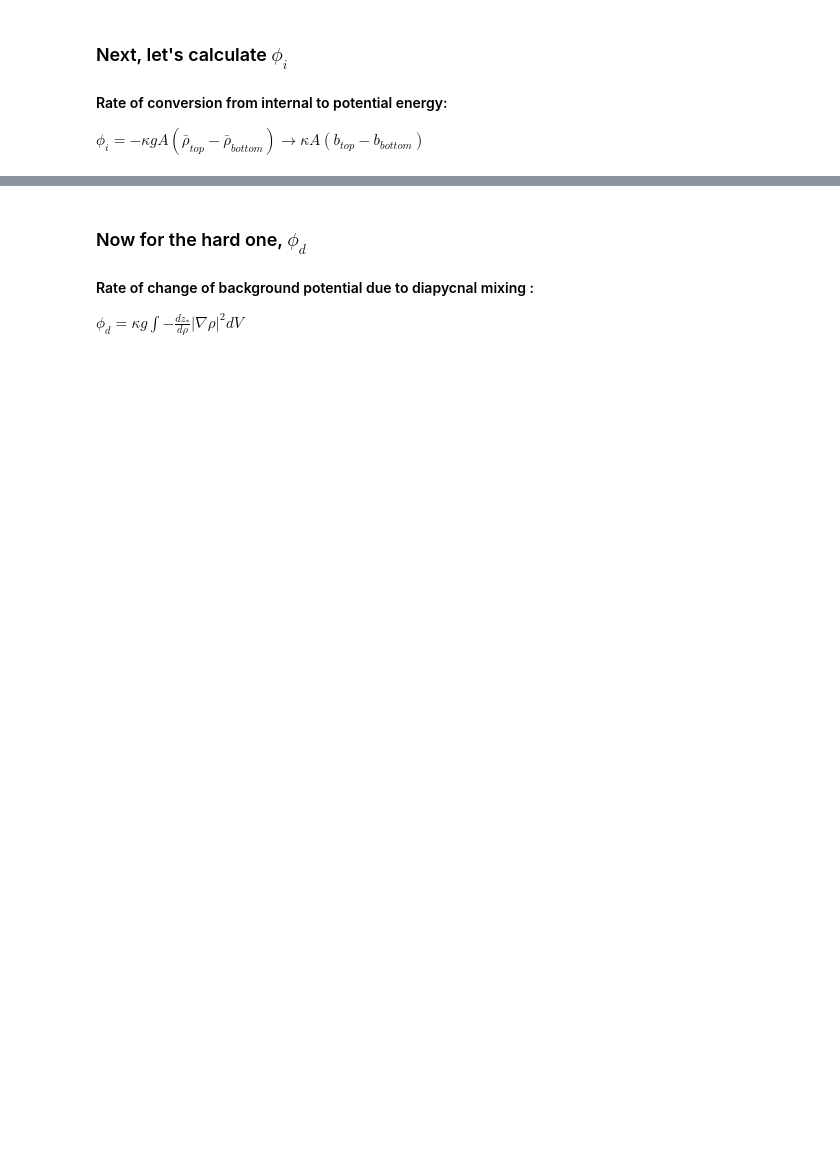
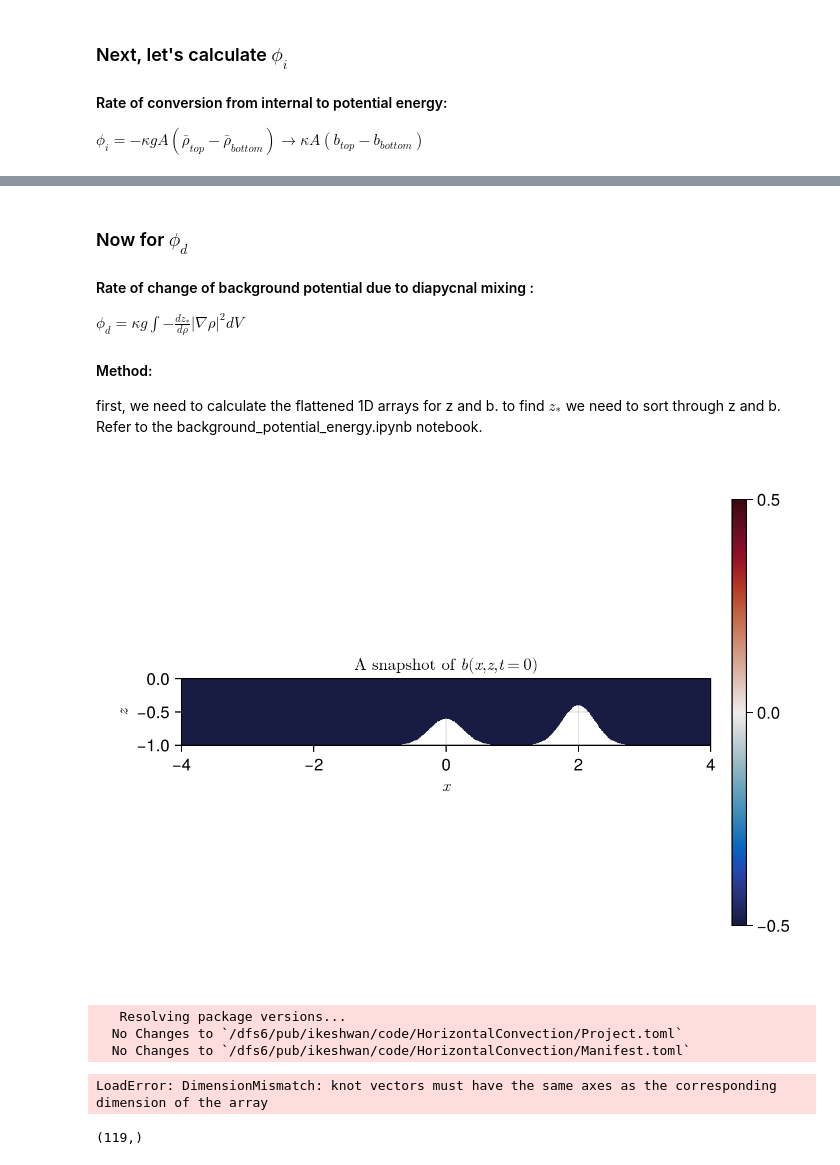
Before and after one commit to ikeshwani/HorizontalConvection, a Jupyter notebook: notebooks/energyfluxes.ipynb, the cells around one changed output, grey strips where cells are left out. Saved outputs shown, nothing was run; the diff lists cells and outputs as text; code cells hidden in the pictures; blank space fills up the shorter version.

Commit message:
Started calculation for phi_d running into errors in interpolation portion

```diff
--- a/notebooks/energyfluxes.ipynb
+++ b/notebooks/energyfluxes.ipynb
@@ -81,5 +105,30 @@ f
 # %% [markdown]
-### Now for the hard one, $ \phi_d $
+### Now for $ \phi_d $
 
 #### Rate of change of background potential due to diapycnal mixing :
 $ \phi_d = \kappa g \int - \frac{dz_*}{d \rho} \left | \nabla \rho \right |^2 dV$
+
+#### Method:
+
+first, we need to calculate the flattened 1D arrays for z and b.
+to find $z_*$ we need to sort through z and b. Refer to the background_potential_energy.ipynb notebook.
+# %%
+#so we already have x, z, Δx, and Δz defined above
+
+#since this is a cold start sim, we can use the initial timestep to create wet map
+#because buoyancy is not initialized as zero everywhere! cool!
+b = ds_buoy["b"][4+1:end-4, 1, 4+1:end-4, 1];
+wet = b.!=0.
+
+b[.!wet] .= NaN; #wherever the buoyancy is zero == hills == land == NaN
+# %%
+#okay lets plot a quick heatmap and see if that worked
+#we should expect the buoyancy to be 0.5 everywhere and the hills to show up
+
+f = Figure()
+ax = Axis(f[1,1], aspect =8, xlabel = L"x", ylabel=L"z", title=L"\text{A snapshot of } b(x,z,t=0)")
+hm = heatmap!(ax, x, z, b, colorrange=(-0.5, 0.5), colormap = :balance)
+Colorbar(f[1,2], hm)
+f
+# %% [output]
+[figure, added]
@@ -85,0 +149,21 @@ $ \phi_d = \kappa g \int - \frac{dz_*}{d \rho} \left | \nabla \rho \right |^2 dV
+# %%
+] add Interpolations
+# %% [output]
+   Resolving package versions...
+  No Changes to `/dfs6/pub/ikeshwan/code/HorizontalConvection/Project.toml`
+  No Changes to `/dfs6/pub/ikeshwan/code/HorizontalConvection/Manifest.toml`
+# %%
+#now we can reconstruct z*
+using Interpolations
+
+ΔV_flat = ΔV[sort_idx];
+size(ΔA)
+
+A_wet = dropdims(sum(wet.*ΔA, dims=(2)), dims=(2));
+A_interpolation = linear_interpolation(z, A_wet[:], extrapolation_bc=Line());
+# %% [output]
+LoadError: DimensionMismatch: knot vectors must have the same axes as the corresponding dimension of the array
+# %%
+size(z)
+# %% [output]
+(119,)
```
Also changed, not shown: parts of 9 cells of this notebook.
